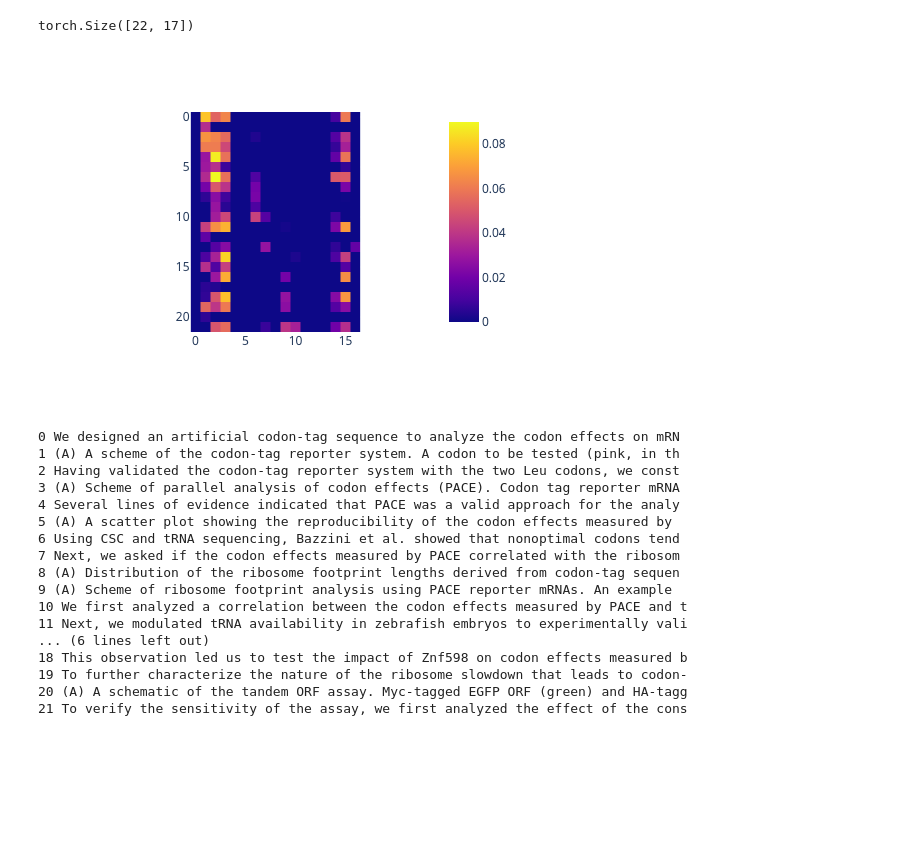
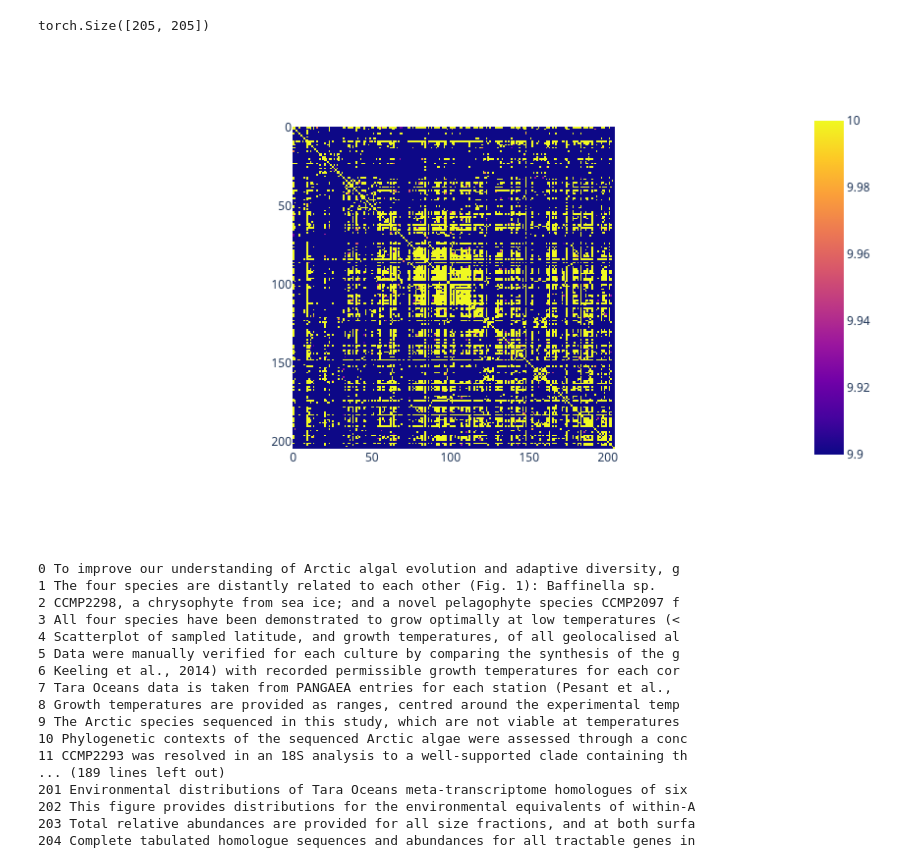
Before and after one commit to source-data/profrev, a Jupyter notebook: notebooks/bipartite.ipynb, the cells around one changed output. Cells and saved outputs as stored; diff of their text form; code cells hidden in the pictures; blank space fills up the shorter version.

```diff
--- a/notebooks/bipartite.ipynb
+++ b/notebooks/bipartite.ipynb
@@ -19,12 +20,14 @@ from src.review_process import ReviewProcess
 from src.config import config
 # %%
-embedder = Embedder(model=config.embedding_model)
+embedder = SBERTEmbedder()
+# embedder = OpenAIEmbedder()
 # %%
-doi = "10.1101/2021.05.12.443743"
+# doi = "10.1101/2021.05.12.443743"
+doi = "10.1101/2021.07.31.454568"
 # %%
 preprint = Preprint(doi=doi)
 # %%
 review_process = ReviewProcess(doi=doi)
 # %%
-preprint_paragraphs = preprint.get_section_paragraphs("results")
+preprint_chunks = preprint.get_chunks(split_sentences, "results")
 # %%
@@ -52,37 +39,41 @@ review_paragraphs
 # %%
 comp = Comparator(embedder)
 # %%
-similarity_matrix = comp.compare_dot(preprint_paragraphs, review_paragraphs)
+similarity_matrix = comp.compare_dot(preprint_chunks, preprint_chunks) #review_chunks)
 # %%
 similarity_matrix.size()
 # %% [output]
-torch.Size([22, 17])
+torch.Size([205, 205])
-# %%
-fig = px.imshow(
-    torch.clamp(similarity_matrix - 0.8, 0, 1)
-)
-fig.show()
-# %% [output]
-[figure, removed]
+# %%
+fig = px.imshow(
+    torch.clamp(similarity_matrix, 9.9, 10)
+)
+fig.update_layout(
+    height=500,
+    width=500
+        )
+fig.show()
+# %% [output]
+[figure, added]
 # %%
-for i, p in enumerate(preprint_paragraphs):
+for i, p in enumerate(preprint_chunks):
     print(i, p[:80])
 # %% [output]
-0 We designed an artificial codon-tag sequence to analyze the codon effects on mRN
-1 (A) A scheme of the codon-tag reporter system. A codon to be tested (pink, in th
-2 Having validated the codon-tag reporter system with the two Leu codons, we const
-3 (A) Scheme of parallel analysis of codon effects (PACE). Codon tag reporter mRNA
-4 Several lines of evidence indicated that PACE was a valid approach for the analy
-5 (A) A scatter plot showing the reproducibility of the codon effects measured by
-6 Using CSC and tRNA sequencing, Bazzini et al. showed that nonoptimal codons tend
-7 Next, we asked if the codon effects measured by PACE correlated with the ribosom
-8 (A) Distribution of the ribosome footprint lengths derived from codon-tag sequen
-9 (A) Scheme of ribosome footprint analysis using PACE reporter mRNAs. An example
-10 We first analyzed a correlation between the codon effects measured by PACE and t
-11 Next, we modulated tRNA availability in zebrafish embryos to experimentally vali
-... (6 lines left out)
-18 This observation led us to test the impact of Znf598 on codon effects measured b
-19 To further characterize the nature of the ribosome slowdown that leads to codon-
-20 (A) A schematic of the tandem ORF assay. Myc-tagged EGFP ORF (green) and HA-tagg
-21 To verify the sensitivity of the assay, we first analyzed the effect of the cons
+0 To improve our understanding of Arctic algal evolution and adaptive diversity, g
+1 The four species are distantly related to each other (Fig. 1): Baffinella sp.
+2 CCMP2298, a chrysophyte from sea ice; and a novel pelagophyte species CCMP2097 f
+3 All four species have been demonstrated to grow optimally at low temperatures (<
+4 Scatterplot of sampled latitude, and growth temperatures, of all geolocalised al
+5 Data were manually verified for each culture by comparing the synthesis of the g
+6 Keeling et al., 2014) with recorded permissible growth temperatures for each cor
+7 Tara Oceans data is taken from PANGAEA entries for each station (Pesant et al.,
+8 Growth temperatures are provided as ranges, centred around the experimental temp
+9 The Arctic species sequenced in this study, which are not viable at temperatures
+10 Phylogenetic contexts of the sequenced Arctic algae were assessed through a conc
+11 CCMP2293 was resolved in an 18S analysis to a well-supported clade containing th
+... (189 lines left out)
+201 Environmental distributions of Tara Oceans meta-transcriptome homologues of six
+202 This figure provides distributions for the environmental equivalents of within-A
+203 Total relative abundances are provided for all size fractions, and at both surfa
+204 Complete tabulated homologue sequences and abundances for all tractable genes in
 # %%
```
Also changed, not shown: parts of 4 cells of this notebook, 12 other files.
